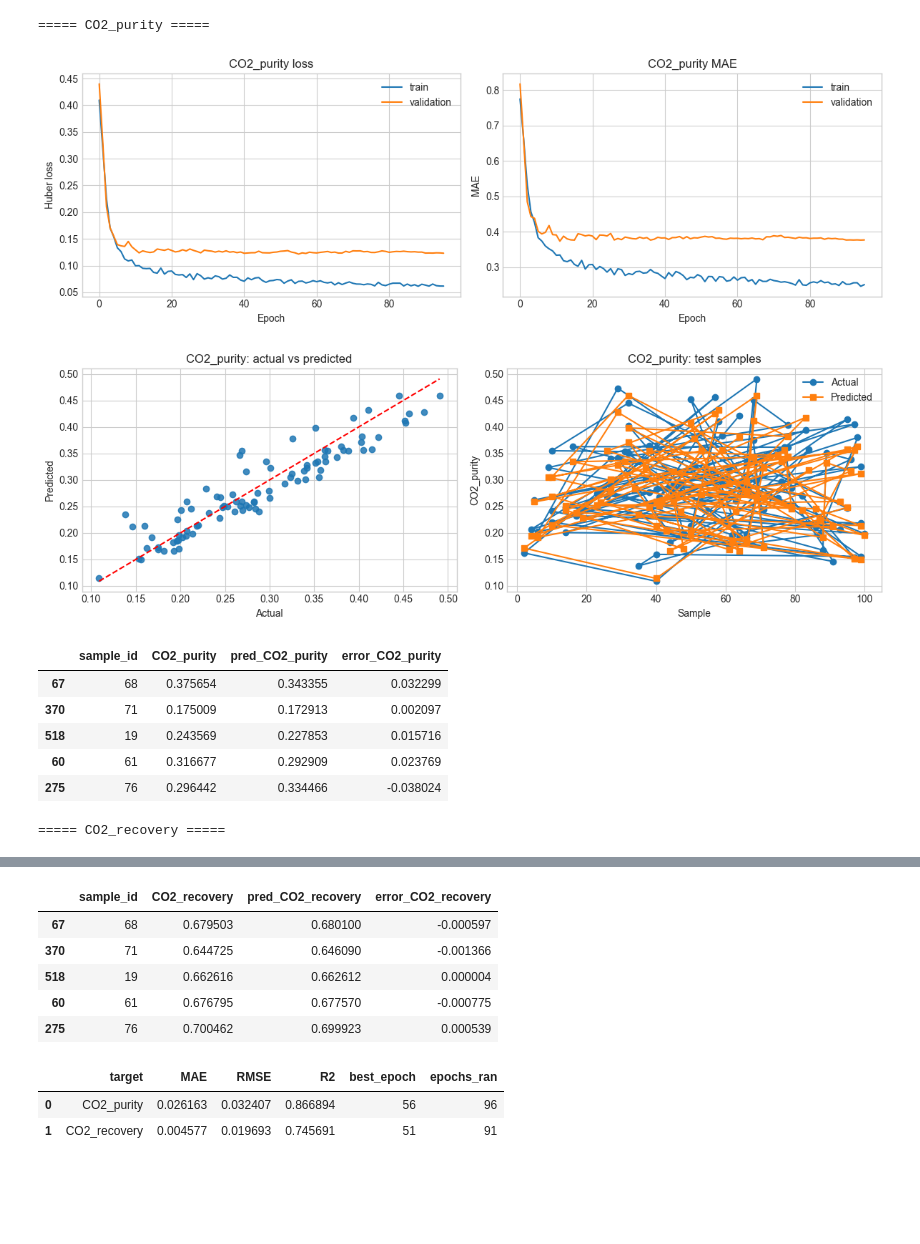
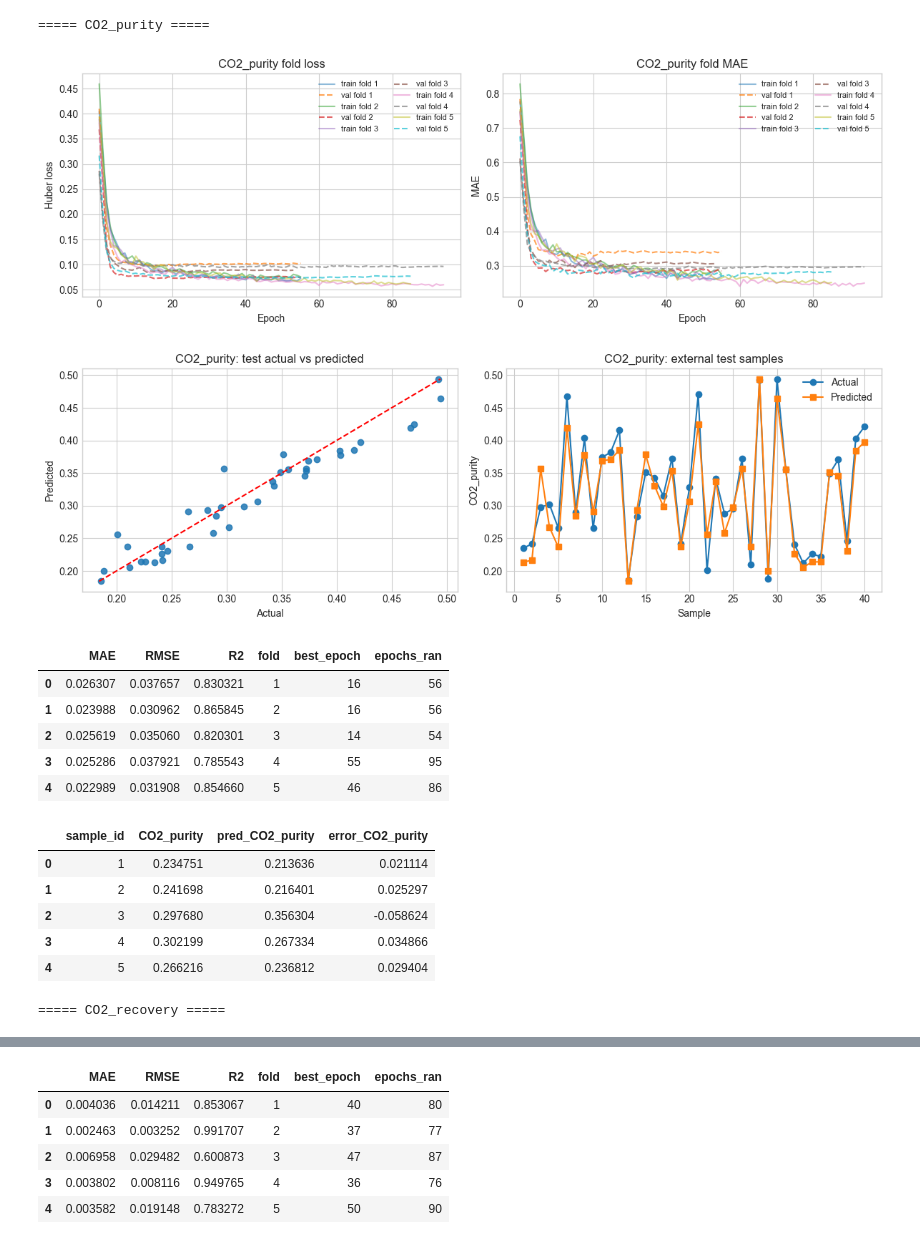
Before and after one commit to junhyun111/psa, a Jupyter notebook: mof/model/model_dnn.ipynb, the cells around one changed output, grey strips where cells are left out. Saved outputs shown, nothing was run; the diff lists cells and outputs as text; code cells hidden in the pictures; blank space fills up the shorter version.

Commit message:
dnn_model

```diff
--- a/mof/model/model_dnn.ipynb
+++ b/mof/model/model_dnn.ipynb
@@ -25,6 +25,7 @@ warnings.filterwarnings('ignore', message='Protobuf gencode version .*')
 plt.style.use('seaborn-v0_8-whitegrid')
 # %%
 SEED = 42
+N_SPLITS = 5
 FEATURE_COLS = [
     'tADS', 'PL', 'v0', 't_press', 't_depress',
     'h2o_ppmv', 'sox_ppmv', 'nox_ppmv', 'dust_mg_Nm3',
@@ -39,11 +40,12 @@ if (base_dir / 'dataset' / 'data.csv').exists():
     mof_dir = base_dir
 elif (base_dir / 'mof' / 'dataset' / 'data.csv').exists():
     mof_dir = base_dir / 'mof'
+else:
+    raise FileNotFoundError('Could not locate mof dataset directory.')
 
 data_path = mof_dir / 'dataset' / 'data.csv'
+test_path = mof_dir / 'dataset' / 'test.csv'
 model_dir = mof_dir / 'model'
-
-
 
 random.seed(SEED)
 np.random.seed(SEED)
@@ -51,6 +53,7 @@ tf.random.set_seed(SEED)
 keras.utils.set_random_seed(SEED)
 
 print(f'Data path: {data_path}')
+print(f'Test path: {test_path}')
 print(f'Model output dir: {model_dir}')
 # %% [output]
 Data path: c:\Users\junhyun111\Desktop\psa\mof\dataset\data.csv
@@ -220,30 +280,41 @@ def train_single_target(target_name):
 # %%
 all_metrics = []
 all_results = {}
 all_models = {}
+all_fold_metrics = {}
+all_scalers = {}
 
 for target_name in TARGET_COLS:
     print(f'===== {target_name} =====')
-    model, results_df, metrics = train_single_target(target_name)
+    model, scalers, fold_metrics_df, results_df, metrics = train_single_target(target_name)
     all_models[target_name] = model
+    all_scalers[target_name] = scalers
+    all_fold_metrics[target_name] = fold_metrics_df
     all_results[target_name] = results_df
     all_metrics.append({'target': target_name, **metrics})
+    display(fold_metrics_df)
     display(results_df.head())
 
 metrics_df = pd.DataFrame(all_metrics)
 display(metrics_df)
 
 print('\nSaved model files:')
 for target_name in TARGET_COLS:
     print(model_dir / f'{target_name}_dnn.keras')
 # %% [output]
 ===== CO2_purity =====
-[figure, old version]
+[figure, new version]
-[figure, old version]
+[figure, new version]
-|  | sample_id | CO2_purity | pred_CO2_purity | error_CO2_purity |
-| 67 | 68 | 0.375654 | 0.343355 | 0.032299 |
-| 370 | 71 | 0.175009 | 0.172913 | 0.002097 |
-| 518 | 19 | 0.243569 | 0.227853 | 0.015716 |
-| 60 | 61 | 0.316677 | 0.292909 | 0.023769 |
-| 275 | 76 | 0.296442 | 0.334466 | -0.038024 |
+|  | MAE | RMSE | R2 | fold | best_epoch | epochs_ran |
+| 0 | 0.026307 | 0.037657 | 0.830321 | 1 | 16 | 56 |
+| 1 | 0.023988 | 0.030962 | 0.865845 | 2 | 16 | 56 |
+| 2 | 0.025619 | 0.035060 | 0.820301 | 3 | 14 | 54 |
+| 3 | 0.025286 | 0.037921 | 0.785543 | 4 | 55 | 95 |
+| 4 | 0.022989 | 0.031908 | 0.854660 | 5 | 46 | 86 |
+|  | sample_id | CO2_purity | pred_CO2_purity | error_CO2_purity |
+| 0 | 1 | 0.234751 | 0.213636 | 0.021114 |
+| 1 | 2 | 0.241698 | 0.216401 | 0.025297 |
+| 2 | 3 | 0.297680 | 0.356304 | -0.058624 |
+| 3 | 4 | 0.302199 | 0.267334 | 0.034866 |
+| 4 | 5 | 0.266216 | 0.236812 | 0.029404 |
 ===== CO2_recovery =====
@@ -252,9 +323,6 @@ for target_name in TARGET_COLS:
-|  | sample_id | CO2_recovery | pred_CO2_recovery | error_CO2_recovery |
-| 67 | 68 | 0.679503 | 0.680100 | -0.000597 |
-| 370 | 71 | 0.644725 | 0.646090 | -0.001366 |
-| 518 | 19 | 0.662616 | 0.662612 | 0.000004 |
-| 60 | 61 | 0.676795 | 0.677570 | -0.000775 |
-| 275 | 76 | 0.700462 | 0.699923 | 0.000539 |
-|  | target | MAE | RMSE | R2 | best_epoch | epochs_ran |
-| 0 | CO2_purity | 0.026163 | 0.032407 | 0.866894 | 56 | 96 |
-| 1 | CO2_recovery | 0.004577 | 0.019693 | 0.745691 | 51 | 91 |
+|  | MAE | RMSE | R2 | fold | best_epoch | epochs_ran |
+| 0 | 0.004036 | 0.014211 | 0.853067 | 1 | 40 | 80 |
+| 1 | 0.002463 | 0.003252 | 0.991707 | 2 | 37 | 77 |
+| 2 | 0.006958 | 0.029482 | 0.600873 | 3 | 47 | 87 |
+| 3 | 0.003802 | 0.008116 | 0.949765 | 4 | 36 | 76 |
+| 4 | 0.003582 | 0.019148 | 0.783272 | 5 | 50 | 90 |
```
Also changed, not shown: parts of 7 cells of this notebook, 4 other files.
